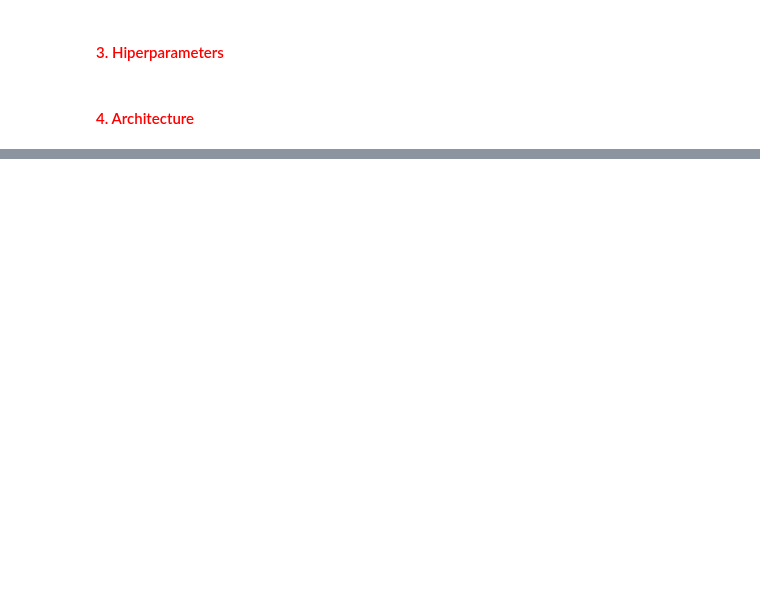
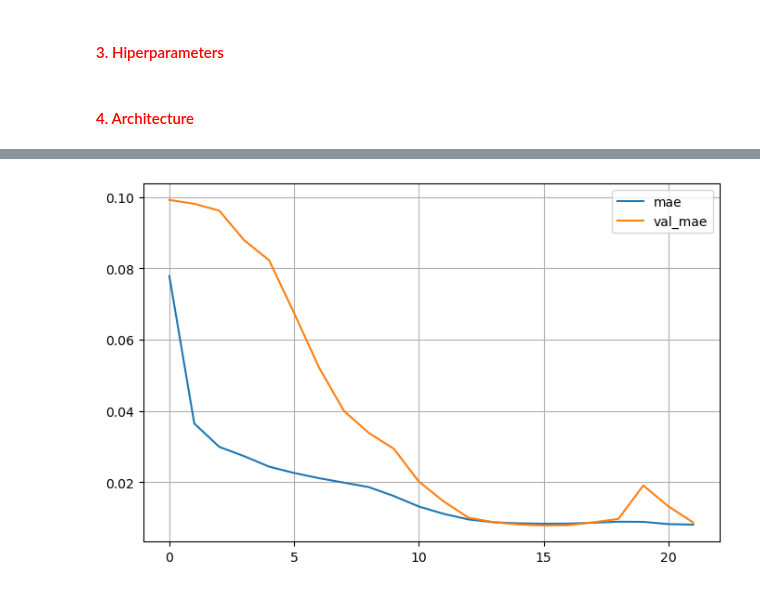
Before and after one commit to andromeda2075/predicting-flow-patterns, a Jupyter notebook: U-Net-Baseline.ipynb, the cells around one changed output, grey strips where cells are left out. Cells and saved outputs as stored; diff of their text form; code cells hidden in the pictures; blank space fills up the shorter version.

```diff
--- a/U-Net-Baseline.ipynb
+++ b/U-Net-Baseline.ipynb
@@ -163,0 +318,7 @@ def make_model():
+# %%
+pd.DataFrame(history.history)[['mae', 'val_mae']].plot(figsize=(8, 5))
+plt.grid(True)
+plt.show()
+fig.savefig("Test_1_Adam_Mae.png", dpi=300, bbox_inches='tight')
+# %% [output]
+[figure, added]
```
Also changed, not shown: parts of 16 cells of this notebook.
